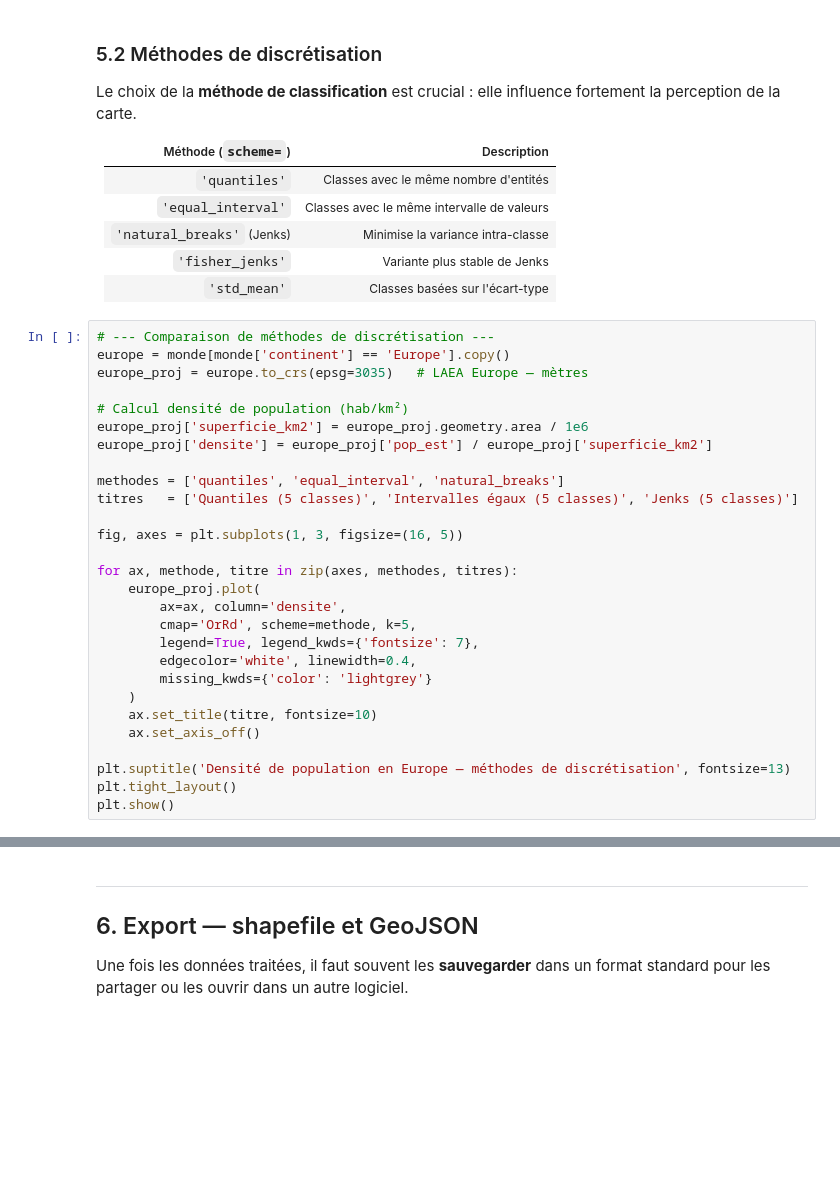
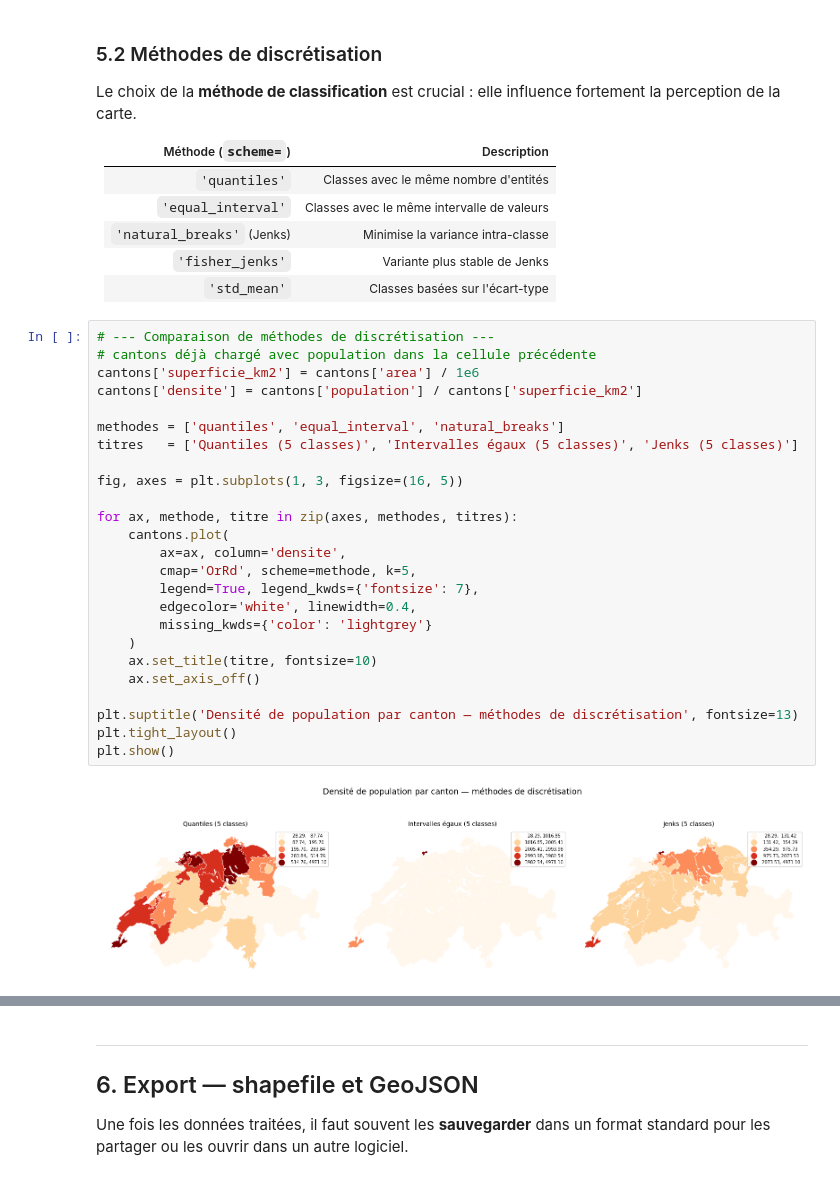
Before and after one commit to gse-unil/2026_Geoinformatique_II, a Jupyter notebook: tps/tp-py02.ipynb, the cells around one changed output, grey strips where cells are left out. Saved outputs shown, nothing was run; the diff lists cells and outputs as text; blank space fills up the shorter version.

```diff
--- a/tps/tp-py02.ipynb
+++ b/tps/tp-py02.ipynb
@@ -351,31 +511,30 @@ fortement la perception de la carte.
 | `'std_mean'` | Classes basées sur l'écart-type |
 # %%
 # --- Comparaison de méthodes de discrétisation ---
-europe = monde[monde['continent'] == 'Europe'].copy()
-europe_proj = europe.to_crs(epsg=3035)   # LAEA Europe — mètres
-
-# Calcul densité de population (hab/km²)
-europe_proj['superficie_km2'] = europe_proj.geometry.area / 1e6
-europe_proj['densite'] = europe_proj['pop_est'] / europe_proj['superficie_km2']
+# cantons déjà chargé avec population dans la cellule précédente
+cantons['superficie_km2'] = cantons['area'] / 1e6
+cantons['densite'] = cantons['population'] / cantons['superficie_km2']
 
 methodes = ['quantiles', 'equal_interval', 'natural_breaks']
 titres   = ['Quantiles (5 classes)', 'Intervalles égaux (5 classes)', 'Jenks (5 classes)']
 
 fig, axes = plt.subplots(1, 3, figsize=(16, 5))
 
 for ax, methode, titre in zip(axes, methodes, titres):
-    europe_proj.plot(
+    cantons.plot(
         ax=ax, column='densite',
         cmap='OrRd', scheme=methode, k=5,
         legend=True, legend_kwds={'fontsize': 7},
         edgecolor='white', linewidth=0.4,
         missing_kwds={'color': 'lightgrey'}
     )
     ax.set_title(titre, fontsize=10)
     ax.set_axis_off()
 
-plt.suptitle('Densité de population en Europe — méthodes de discrétisation', fontsize=13)
+plt.suptitle('Densité de population par canton — méthodes de discrétisation', fontsize=13)
 plt.tight_layout()
 plt.show()
+# %% [output]
+[figure, added]
 # %%
 # --- Carte choroplèthe avec éléments cartographiques ---
```
Also changed, not shown: parts of 22 cells of this notebook, 4 other files.
